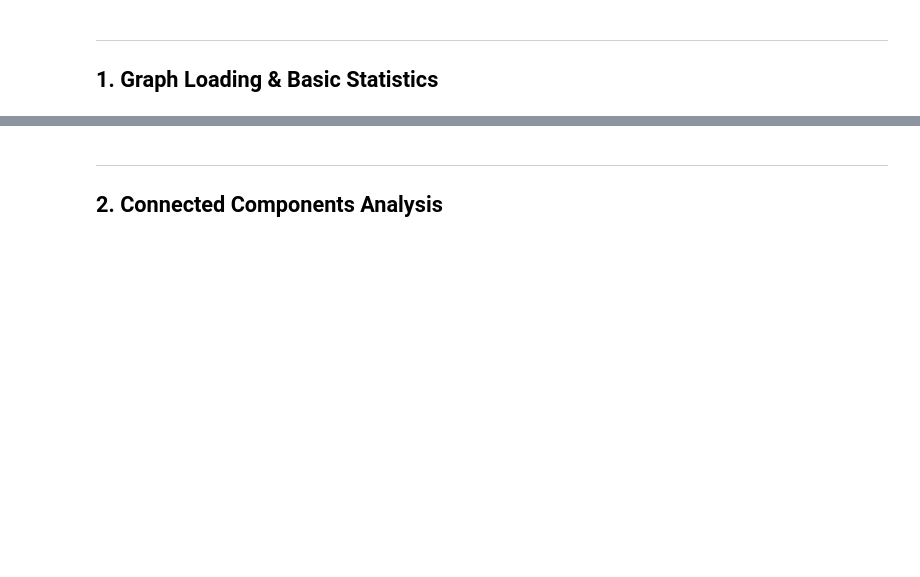
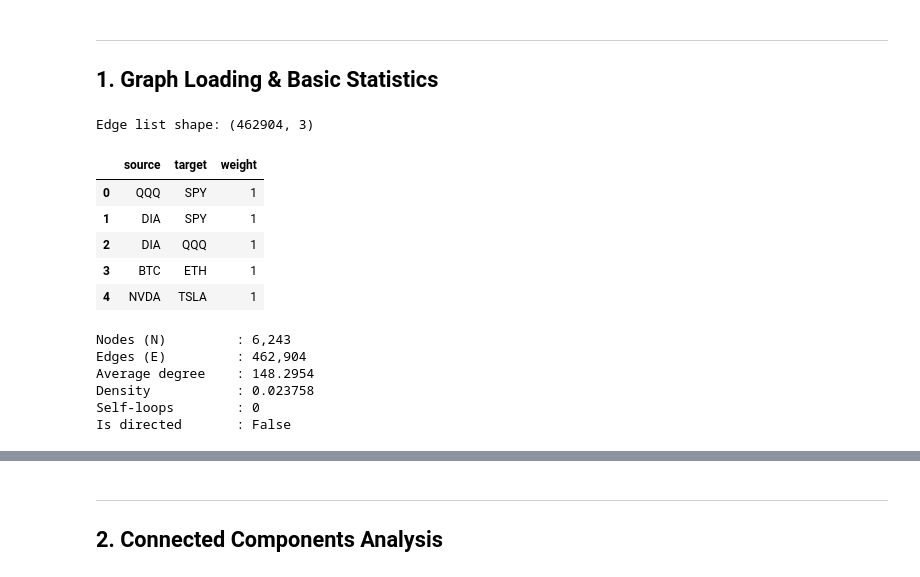
Before and after one commit to ElenaFuschi/SNA, a Jupyter notebook: bluesky_sna_analysis.ipynb, the cells around one changed output, grey strips where cells are left out. Drawn from its saved outputs; the diff is of its cells as text; code cells hidden in the pictures; blank space fills up the shorter version.

```diff
--- a/bluesky_sna_analysis.ipynb
+++ b/bluesky_sna_analysis.ipynb
@@ -53,11 +55,19 @@ print("All libraries loaded.")
 # %%
 # ── Load CSV ──────────────────────────────────────────────────────────────────
 # Adjust the path if running locally
 CSV_PATH = "bluesky_large_edges_unweighted_10000_1.csv"
 
-df_edges = pd.read_csv(CSV_PATH)
+df_edges =  pd.read_csv("bluesky_large_edges_unweighted_10000 (1).csv")
 print(f"Edge list shape: {df_edges.shape}")
 df_edges.head()
+# %% [output]
+Edge list shape: (462904, 3)
+|  | source | target | weight |
+| 0 | QQQ | SPY | 1 |
+| 1 | DIA | SPY | 1 |
+| 2 | DIA | QQQ | 1 |
+| 3 | BTC | ETH | 1 |
+| 4 | NVDA | TSLA | 1 |
 # %%
 # ── Build graph ───────────────────────────────────────────────────────────────
 # Undirected, unweighted (simple graph – multi-edges collapsed)
@@ -67,9 +77,18 @@ N = G.number_of_nodes()
 E = G.number_of_edges()
 avg_deg = 2 * E / N
 density = nx.density(G)
+G.is_directed()
 
 print(f"Nodes (N)         : {N:,}")
 print(f"Edges (E)         : {E:,}")
 print(f"Average degree    : {avg_deg:.4f}")
 print(f"Density           : {density:.6f}")
 print(f"Self-loops        : {nx.number_of_selfloops(G)}")
+print(f"Is directed       : {G.is_directed()}")
+# %% [output]
+Nodes (N)         : 6,243
+Edges (E)         : 462,904
+Average degree    : 148.2954
+Density           : 0.023758
+Self-loops        : 0
+Is directed       : False
```
Also changed, not shown: parts of 35 cells of this notebook, 1 other file.
